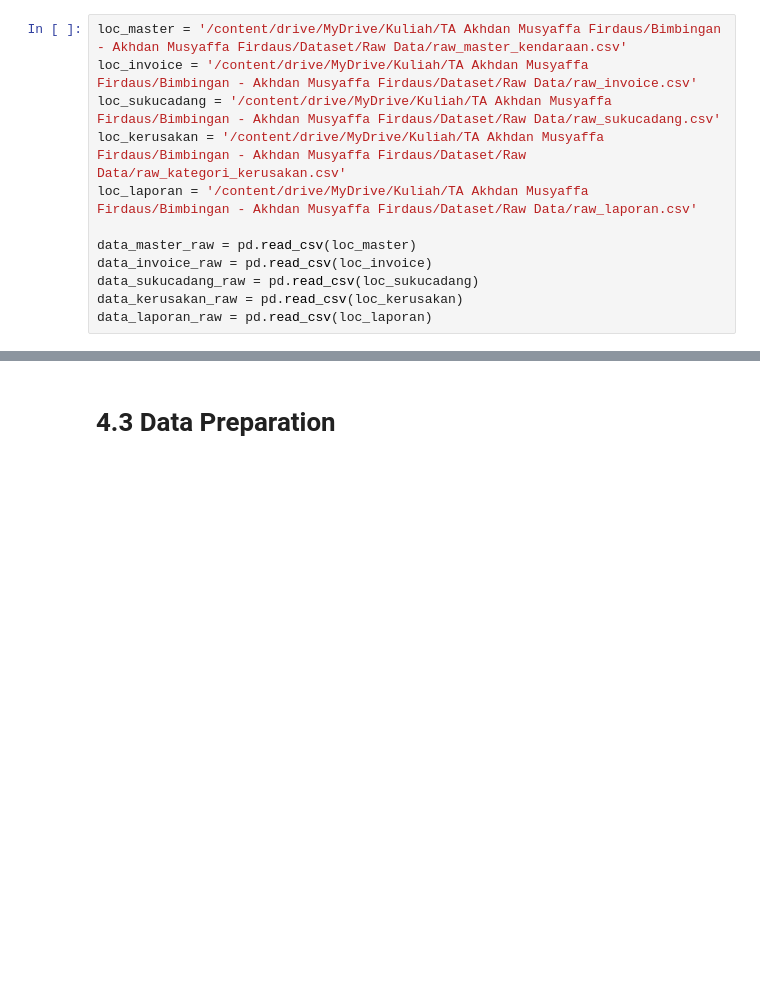
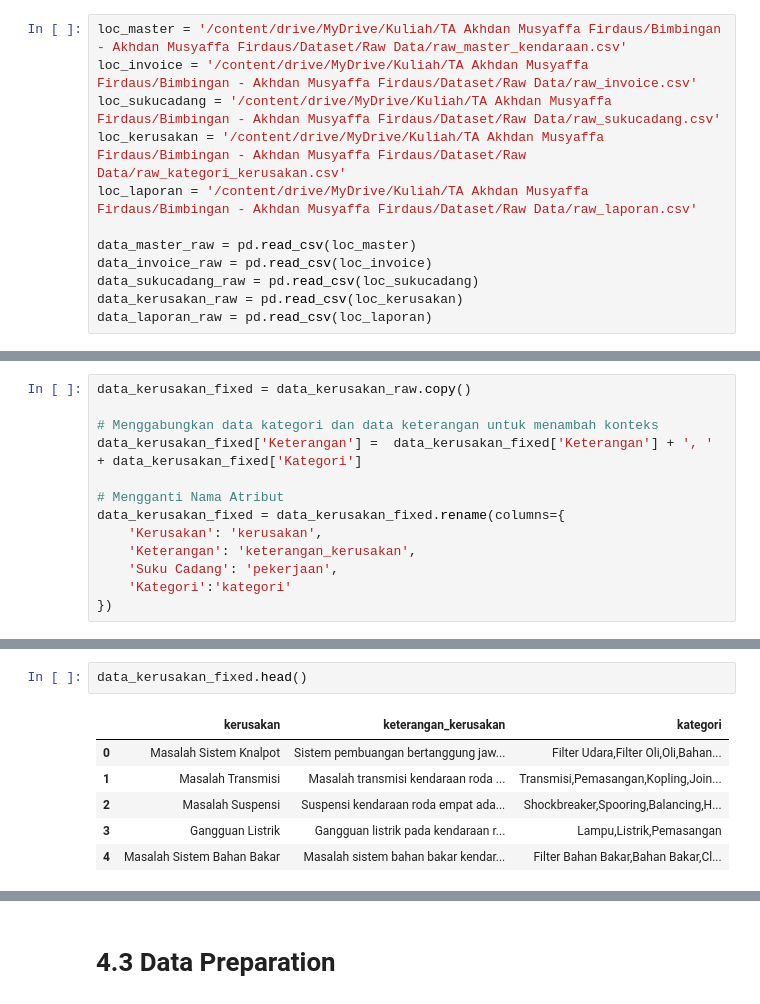
Before and after one commit to AkhdanFirdaus/bmn-model, a Jupyter notebook: final_ta_klasifikasi_teks_bert_keras.ipynb, the cells around one changed output, grey strips where cells are left out. Drawn from its saved outputs; the diff is of its cells as text; blank space fills up the shorter version.

```diff
--- a/final_ta_klasifikasi_teks_bert_keras.ipynb
+++ b/final_ta_klasifikasi_teks_bert_keras.ipynb
@@ -29,0 +75,13 @@ data_laporan_raw = pd.read_csv(loc_laporan)
+# %%
+data_kerusakan_fixed = data_kerusakan_raw.copy()
+
+# Menggabungkan data kategori dan data keterangan untuk menambah konteks
+data_kerusakan_fixed['Keterangan'] =  data_kerusakan_fixed['Keterangan'] + ', ' + data_kerusakan_fixed['Kategori']
+
+# Mengganti Nama Atribut
+data_kerusakan_fixed = data_kerusakan_fixed.rename(columns={
+    'Kerusakan': 'kerusakan',
+    'Keterangan': 'keterangan_kerusakan',
+    'Suku Cadang': 'pekerjaan',
+    'Kategori':'kategori'
+})
@@ -29,0 +106,9 @@ data_laporan_raw = pd.read_csv(loc_laporan)
+# %%
+data_kerusakan_fixed.head()
+# %% [output]
+|  | kerusakan | keterangan_kerusakan | kategori |
+| 0 | Masalah Sistem Knalpot | Sistem pembuangan bertanggung jaw... | Filter Udara,Filter Oli,Oli,Bahan... |
+| 1 | Masalah Transmisi | Masalah transmisi kendaraan roda ... | Transmisi,Pemasangan,Kopling,Join... |
+| 2 | Masalah Suspensi | Suspensi kendaraan roda empat ada... | Shockbreaker,Spooring,Balancing,H... |
+| 3 | Gangguan Listrik | Gangguan listrik pada kendaraan r... | Lampu,Listrik,Pemasangan |
+| 4 | Masalah Sistem Bahan Bakar | Masalah sistem bahan bakar kendar... | Filter Bahan Bakar,Bahan Bakar,Cl... |
```
Also changed, not shown: parts of 39 cells of this notebook.
